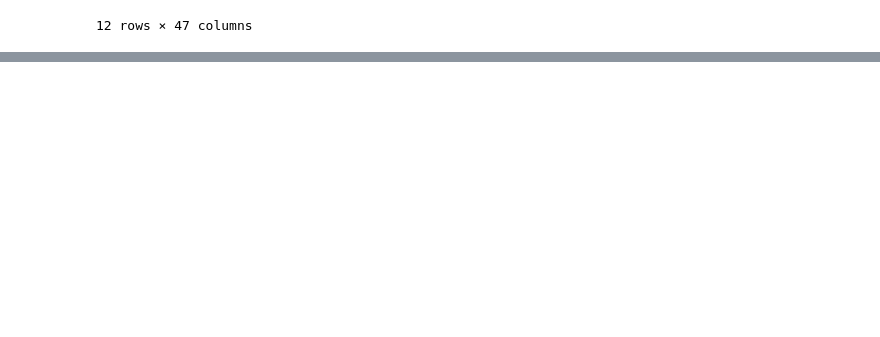
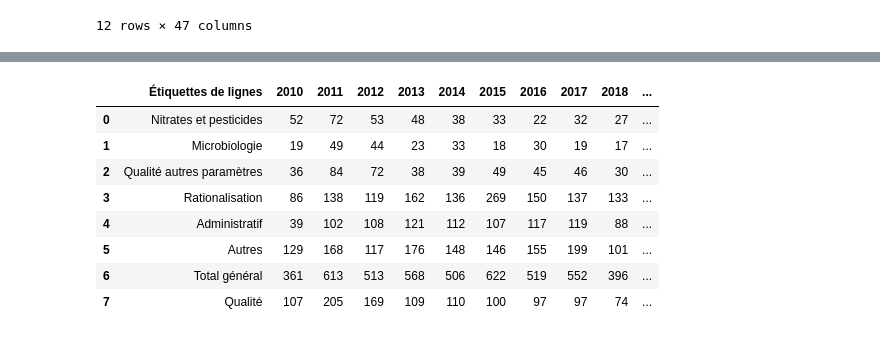
Before and after one commit to Claire540/Mid_project, a Jupyter notebook: notebooks/Project_Water_in_France.ipynb, the cells around one changed output, grey strips where cells are left out. Saved outputs shown, nothing was run; the diff lists cells and outputs as text; code cells hidden in the pictures; blank space fills up the shorter version.

```diff
--- a/notebooks/Project_Water_in_France.ipynb
+++ b/notebooks/Project_Water_in_France.ipynb
@@ -223,0 +173,15 @@ data5_copy
+# %%
+cols_to_drop = [str(i) for i in range(1980, 2010)]
+
+data5 = data5.drop(cols_to_drop, axis=1)
+data5
+# %% [output]
+|  | Étiquettes de lignes | 2010 | 2011 | 2012 | 2013 | 2014 | 2015 | 2016 | 2017 | 2018 | ... |
+| 0 | Nitrates et pesticides | 52 | 72 | 53 | 48 | 38 | 33 | 22 | 32 | 27 | ... |
+| 1 | Microbiologie | 19 | 49 | 44 | 23 | 33 | 18 | 30 | 19 | 17 | ... |
+| 2 | Qualité autres paramètres | 36 | 84 | 72 | 38 | 39 | 49 | 45 | 46 | 30 | ... |
+| 3 | Rationalisation | 86 | 138 | 119 | 162 | 136 | 269 | 150 | 137 | 133 | ... |
+| 4 | Administratif | 39 | 102 | 108 | 121 | 112 | 107 | 117 | 119 | 88 | ... |
+| 5 | Autres | 129 | 168 | 117 | 176 | 148 | 146 | 155 | 199 | 101 | ... |
+| 6 | Total général | 361 | 613 | 513 | 568 | 506 | 622 | 519 | 552 | 396 | ... |
+| 7 | Qualité | 107 | 205 | 169 | 109 | 110 | 100 | 97 | 97 | 74 | ... |
```
Also changed, not shown: parts of 34 cells of this notebook.
